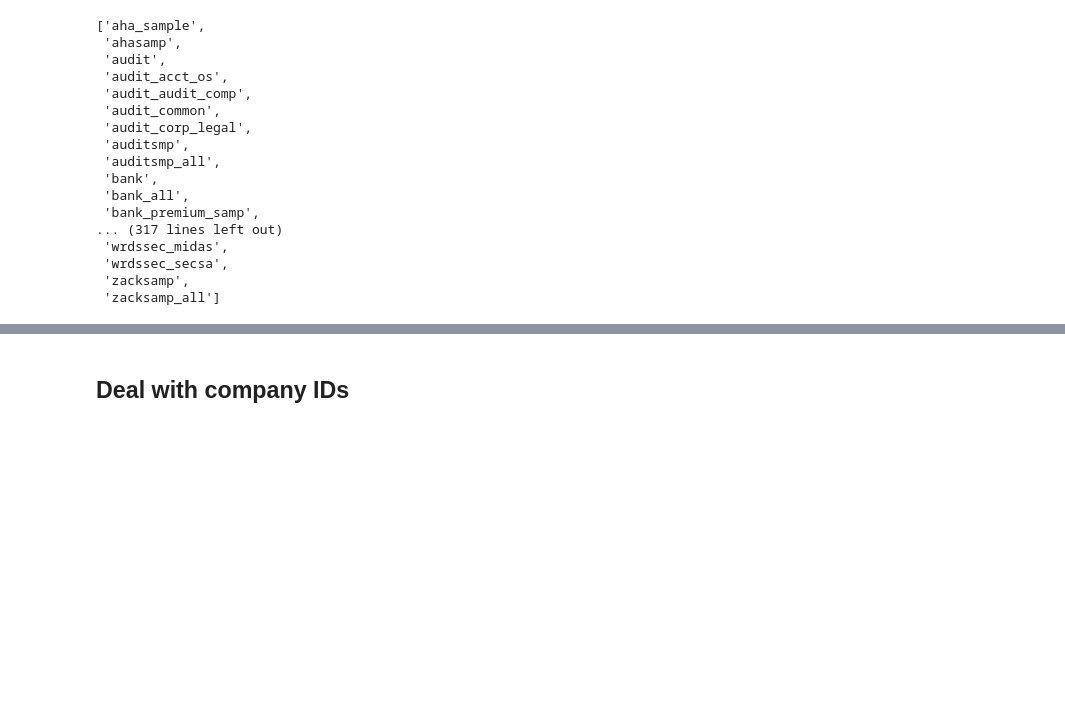
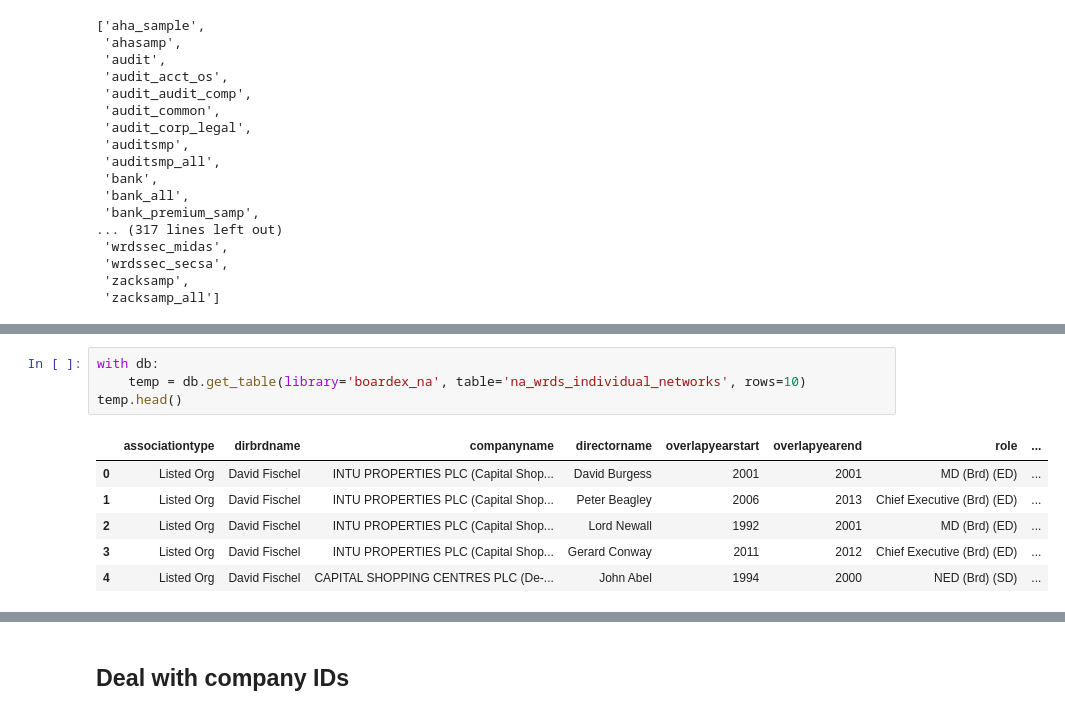
Before and after one commit to V-GAO/CEO_SocialCapital, a Jupyter notebook: notebooks/EDA_WRDS.ipynb, the cells around one changed output, grey strips where cells are left out. Saved outputs shown, nothing was run; the diff lists cells and outputs as text; blank space fills up the shorter version.

Commit message:
Initialise alpha factor research on CEO social capital

```diff
--- a/notebooks/EDA_WRDS.ipynb
+++ b/notebooks/EDA_WRDS.ipynb
@@ -32,0 +79,11 @@ db.list_libraries()
+# %%
+with db:
+    temp = db.get_table(library='boardex_na', table='na_wrds_individual_networks', rows=10)
+temp.head()
+# %% [output]
+|  | associationtype | dirbrdname | companyname | directorname | overlapyearstart | overlapyearend | role | ... |
+| 0 | Listed Org | David Fischel | INTU PROPERTIES PLC (Capital Shop... | David Burgess | 2001 | 2001 | MD (Brd) (ED) | ... |
+| 1 | Listed Org | David Fischel | INTU PROPERTIES PLC (Capital Shop... | Peter Beagley | 2006 | 2013 | Chief Executive (Brd) (ED) | ... |
+| 2 | Listed Org | David Fischel | INTU PROPERTIES PLC (Capital Shop... | Lord Newall | 1992 | 2001 | MD (Brd) (ED) | ... |
+| 3 | Listed Org | David Fischel | INTU PROPERTIES PLC (Capital Shop... | Gerard Conway | 2011 | 2012 | Chief Executive (Brd) (ED) | ... |
+| 4 | Listed Org | David Fischel | CAPITAL SHOPPING CENTRES PLC (De-... | John Abel | 1994 | 2000 | NED (Brd) (SD) | ... |
```
Also changed, not shown: parts of 15 cells of this notebook, 56 other files.
